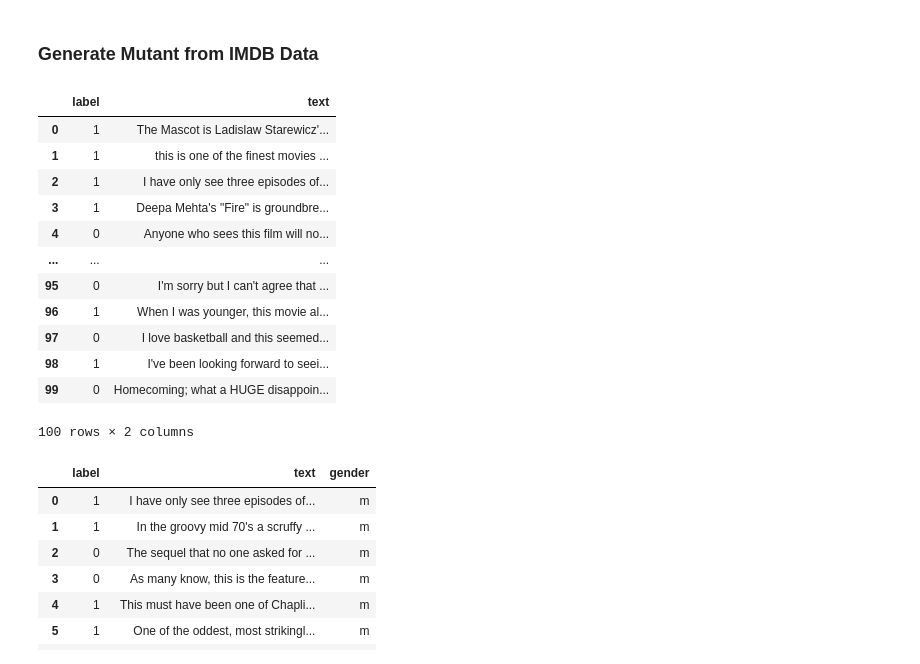
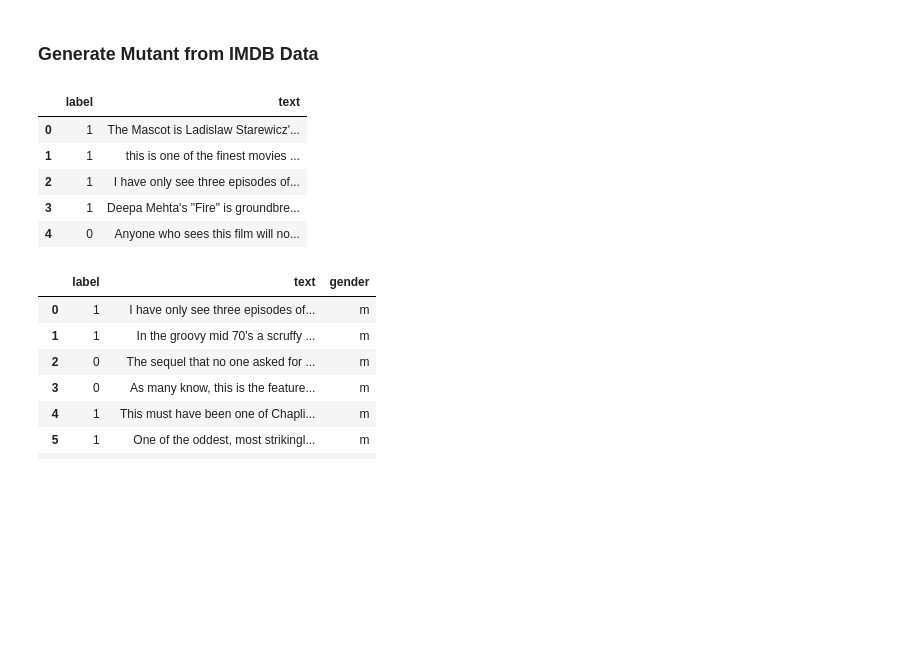
Before and after one commit to soarsmu/BiasFinder, a Jupyter notebook: data/mutant-generation.ipynb, the cells around one changed output. Saved outputs shown, nothing was run; the diff lists cells and outputs as text; code cells hidden in the pictures; blank space fills up the shorter version.

```diff
--- a/data/mutant-generation.ipynb
+++ b/data/mutant-generation.ipynb
@@ -274,21 +282,14 @@ gingerAZ. Bronson's character plans to live anonymously but when he finds his fi
 # %%
 df = pd.read_csv("imdb/test.csv", sep="\t", header=None, names=["label", "text"])
 df = df[:100]
-df
+df.head()
 # %% [output]
 |  | label | text |
 | 0 | 1 | The Mascot is Ladislaw Starewicz'... |
 | 1 | 1 | this is one of the finest movies ... |
 | 2 | 1 | I have only see three episodes of... |
 | 3 | 1 | Deepa Mehta's "Fire" is groundbre... |
 | 4 | 0 | Anyone who sees this film will no... |
-| ... | ... | ... |
-| 95 | 0 | I'm sorry but I can't agree that ... |
-| 96 | 1 | When I was younger, this movie al... |
-| 97 | 0 | I love basketball and this seemed... |
-| 98 | 1 | I've been looking forward to seei... |
-| 99 | 0 | Homecoming; what a HUGE disappoin... |
-100 rows × 2 columns
 # %%
 df["gender"] = df["text"].apply(get_gender)
 # %%
```
Also changed, not shown: parts of 21 cells of this notebook.
